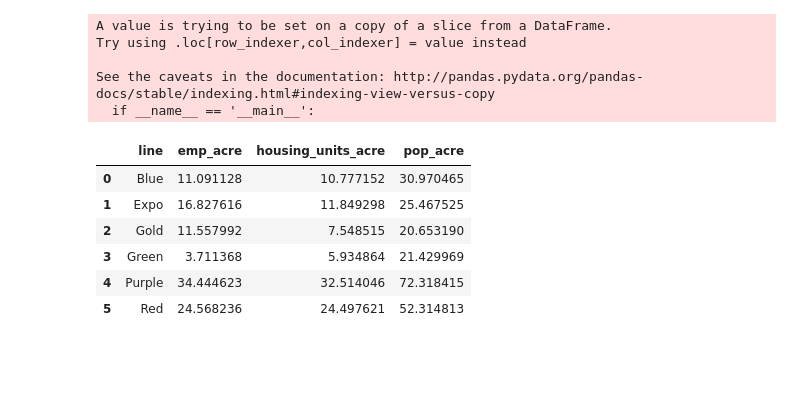
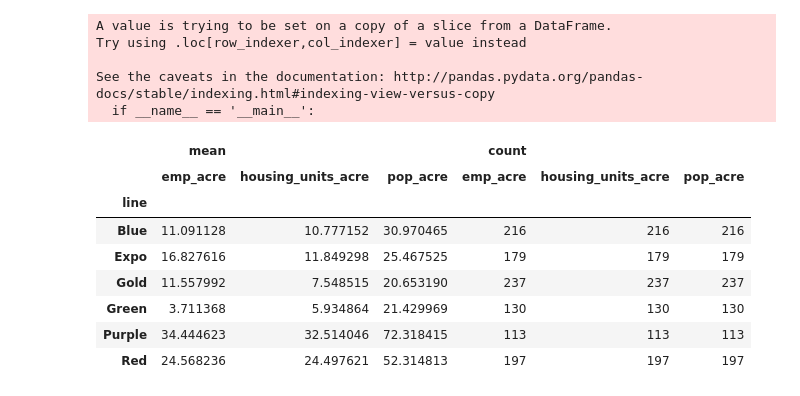
Before and after one commit to tiffanychu90/Demo, a Jupyter notebook: data-analysis-demo.ipynb, the cells around one changed output. Cells and saved outputs as stored; diff of their text form; code cells hidden in the pictures; blank space fills up the shorter version.

```diff
--- a/data-analysis-demo.ipynb
+++ b/data-analysis-demo.ipynb
@@ -312,14 +346,16 @@ See the caveats in the documentation: http://pandas.pydata.org/pandas-docs/stabl
 # %%
 all2 = all.drop(columns='geometry')
 # %%
-summary = all.pivot_table(index='line', values=['housing_units_acre', 'pop_acre', 'emp_acre'], aggfunc='mean').reset_index()
+summary = all.pivot_table(index='line', values=['housing_units_acre', 'pop_acre', 'emp_acre'], aggfunc=['mean', 'count'])
 summary
 # %% [output]
-|  | line | emp_acre | housing_units_acre | pop_acre |
-| 0 | Blue | 11.091128 | 10.777152 | 30.970465 |
-| 1 | Expo | 16.827616 | 11.849298 | 25.467525 |
-| 2 | Gold | 11.557992 | 7.548515 | 20.653190 |
-| 3 | Green | 3.711368 | 5.934864 | 21.429969 |
-| 4 | Purple | 34.444623 | 32.514046 | 72.318415 |
-| 5 | Red | 24.568236 | 24.497621 | 52.314813 |
+|  | mean |  |  | count |  |  |
+|  | emp_acre | housing_units_acre | pop_acre | emp_acre | housing_units_acre | pop_acre |
+| line |  |  |  |  |  |  |
+| Blue | 11.091128 | 10.777152 | 30.970465 | 216 | 216 | 216 |
+| Expo | 16.827616 | 11.849298 | 25.467525 | 179 | 179 | 179 |
+| Gold | 11.557992 | 7.548515 | 20.653190 | 237 | 237 | 237 |
+| Green | 3.711368 | 5.934864 | 21.429969 | 130 | 130 | 130 |
+| Purple | 34.444623 | 32.514046 | 72.318415 | 113 | 113 | 113 |
+| Red | 24.568236 | 24.497621 | 52.314813 | 197 | 197 | 197 |
 # %%
```
Also changed, not shown: parts of 4 cells of this notebook, 1 other file.
